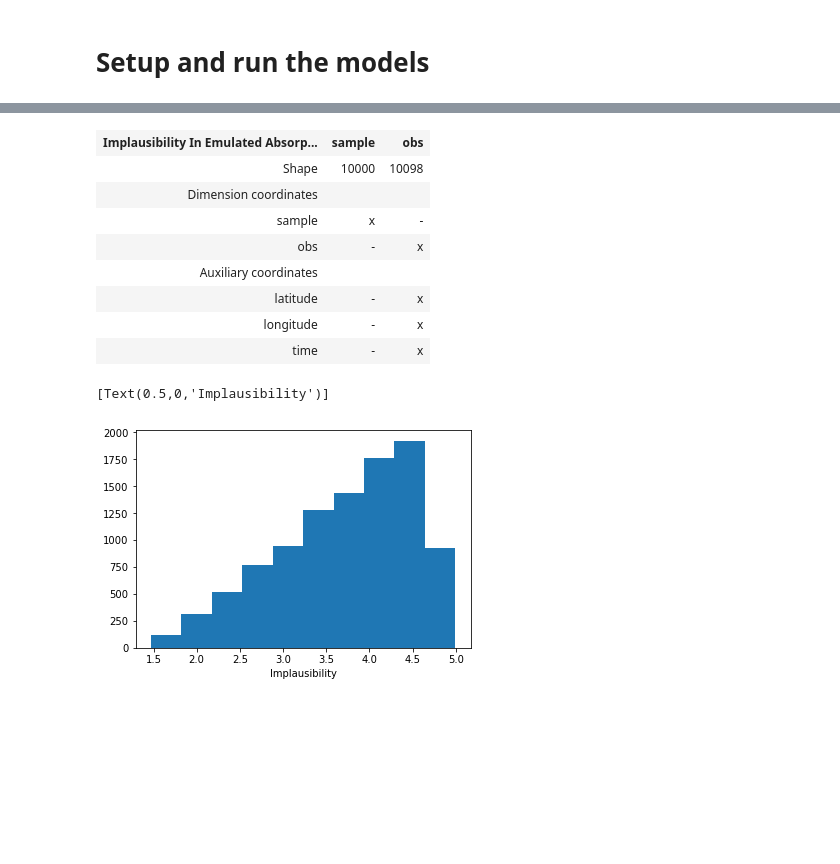
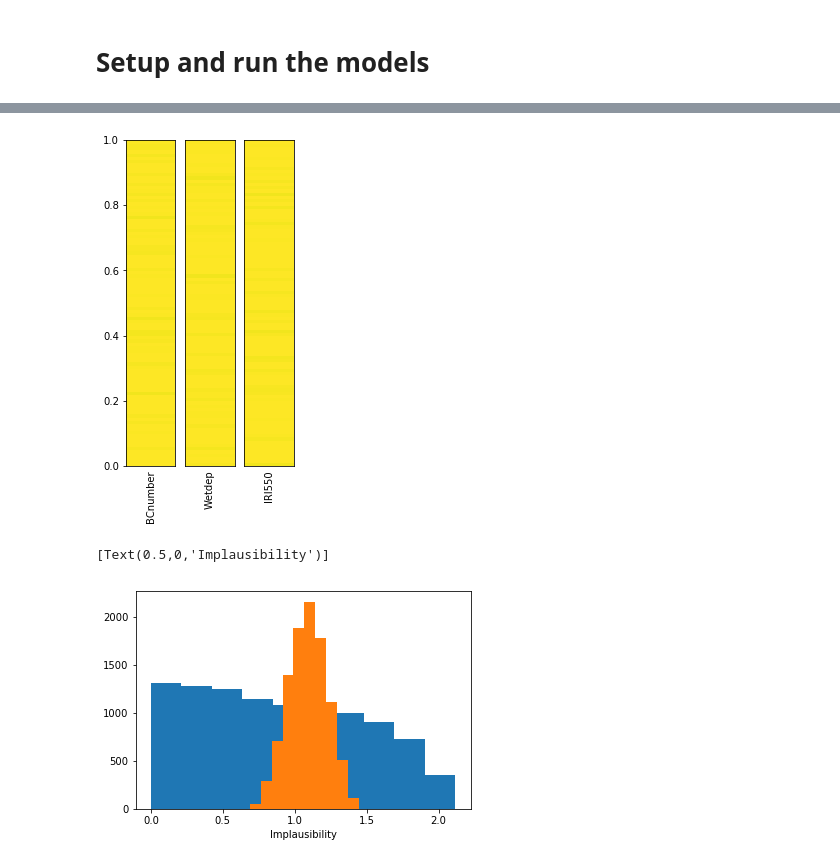
Before and after one commit to duncanwp/ESEm, a Jupyter notebook: examples/Calibrating_GPs_using_ABC.ipynb, the cells around one changed output, grey strips where cells are left out. Drawn from its saved outputs; the diff is of its cells as text; code cells hidden in the pictures; blank space fills up the shorter version.

```diff
--- a/examples/Calibrating_GPs_using_ABC.ipynb
+++ b/examples/Calibrating_GPs_using_ABC.ipynb
@@ -43,0 +42,3 @@ C:\Users\duncan\miniconda3\envs\gcem_dev\lib\site-packages\iris\__init__.py:249:
+# %%
+# Read in the PPE parameters, AAOD and DRE
+ppe_params, ppe_aaod, ppe_dre = get_bc_ppe_data(dre=True)
@@ -92,21 +104,0 @@ implaus = get_implausibility(model, aaod, sample_points.values, batch_size=1000)
-# %%
-implaus
-# %% [output]
-| Implausibility In Emulated Absorp... | sample | obs |
-| Shape | 10000 | 10098 |
-| Dimension coordinates |  |  |
-| sample | x | - |
-| obs | - | x |
-| Auxiliary coordinates |  |  |
-| latitude | - | x |
-| longitude | - | x |
-| time | - | x |
-# %%
-# It would be nice if this was easy...
-# make_from_cube(implaus).as_data_frame()
-
-_ = plt.hist(implaus.data[:, 14])
-plt.gca().set(xlabel='Implausibility')
-# %% [output]
-[Text(0.5,0,'Implausibility')]
-[figure, removed]
@@ -114,0 +105,5 @@ valid_samples = constrain(implaus.data, tolerance=.5).numpy()
+# %%
+# Note that smoothing the parameter distribution can be slow for large numbers of points
+plot_parameter_space(sample_points, fig_size=(3,6), smooth=False)
+# %% [output]
+[figure, added]
@@ -114,0 +113,11 @@ valid_samples = constrain(implaus.data, tolerance=.5).numpy()
+# %%
+# Calculate the implausibilty for each sample against each observation - note this can be very large so we only sample a fraction!
+implaus = sampler.get_implausibility(sample_points[::100], batch_size=1000)
+
+# The implausibility distributions for different observations can be very different.
+_ = plt.hist(implaus.data[:, 1400])
+_ = plt.hist(implaus.data[:, 14])
+plt.gca().set(xlabel='Implausibility')
+# %% [output]
+[Text(0.5,0,'Implausibility')]
+[figure, added]
```
Also changed, not shown: parts of 27 cells of this notebook, 12 other files.
